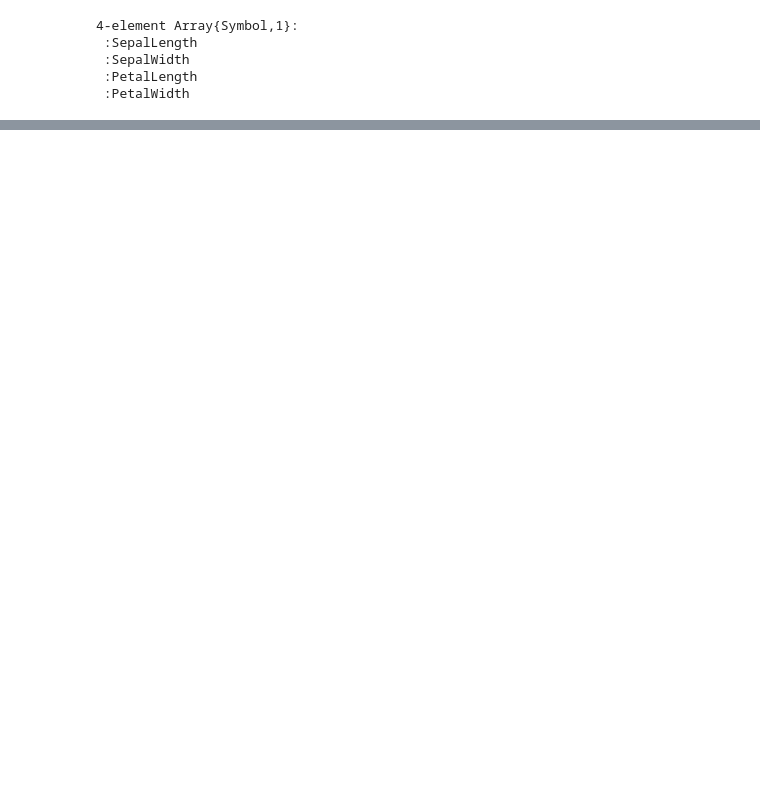
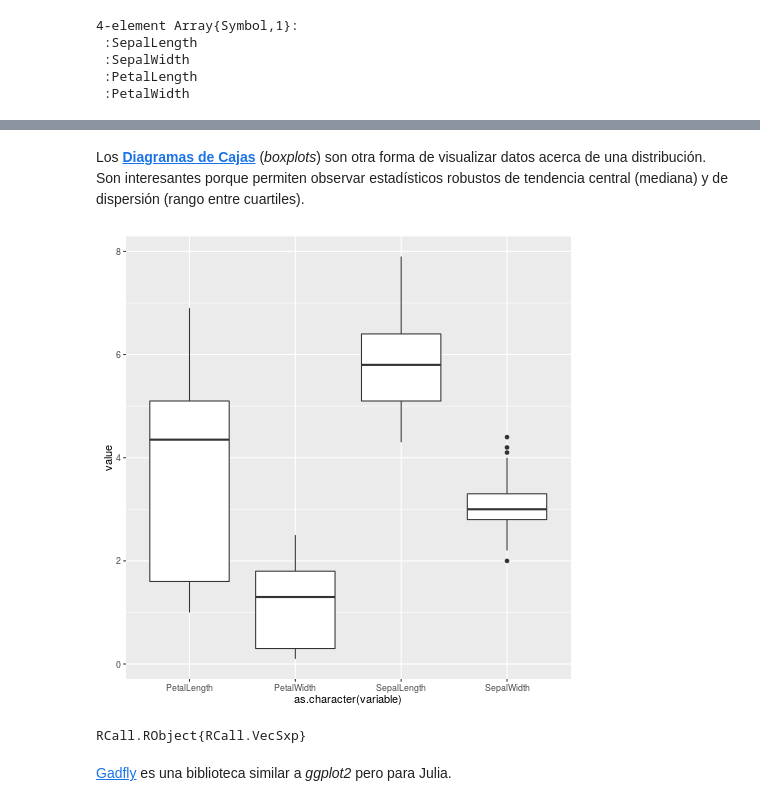
Before and after one commit to diegozea/AnalisisDeDatosCualitativos.jl, a Jupyter notebook: material/I.2.AnalisisDescriptivoDeDatos.ipynb, the cells around one changed output, grey strips where cells are left out. Cells and saved outputs as stored; diff of their text form; code cells hidden in the pictures; blank space fills up the shorter version.

```diff
--- a/material/I.2.AnalisisDescriptivoDeDatos.ipynb
+++ b/material/I.2.AnalisisDescriptivoDeDatos.ipynb
@@ -283,0 +342,4 @@ density(iris, columnas', alpha=0.5, legend=true, fill=0)
+# %%
+long = melt(iris, :Species)
+
+head(long)
@@ -283,0 +354,12 @@ density(iris, columnas', alpha=0.5, legend=true, fill=0)
+# %% [markdown]
+Los [**Diagramas de Cajas**](https://en.wikipedia.org/wiki/Box_plot) (*boxplots*) son otra forma de visualizar datos acerca de una distribución. Son interesantes porque permiten observar estadísticos robustos de tendencia central (mediana) y de dispersión (rango entre cuartiles).
+# %%
+R"""
+library(ggplot2)
+ggplot($long, aes(x=as.character(variable), y=value)) + geom_boxplot()
+"""
+# %% [output]
+[figure, added]
+RCall.RObject{RCall.VecSxp}
+# %% [markdown]
+[Gadfly](http://gadflyjl.org/) es una biblioteca similar a *ggplot2* pero para Julia.
```
Also changed, not shown: parts of 25 cells of this notebook, 1 other file.
